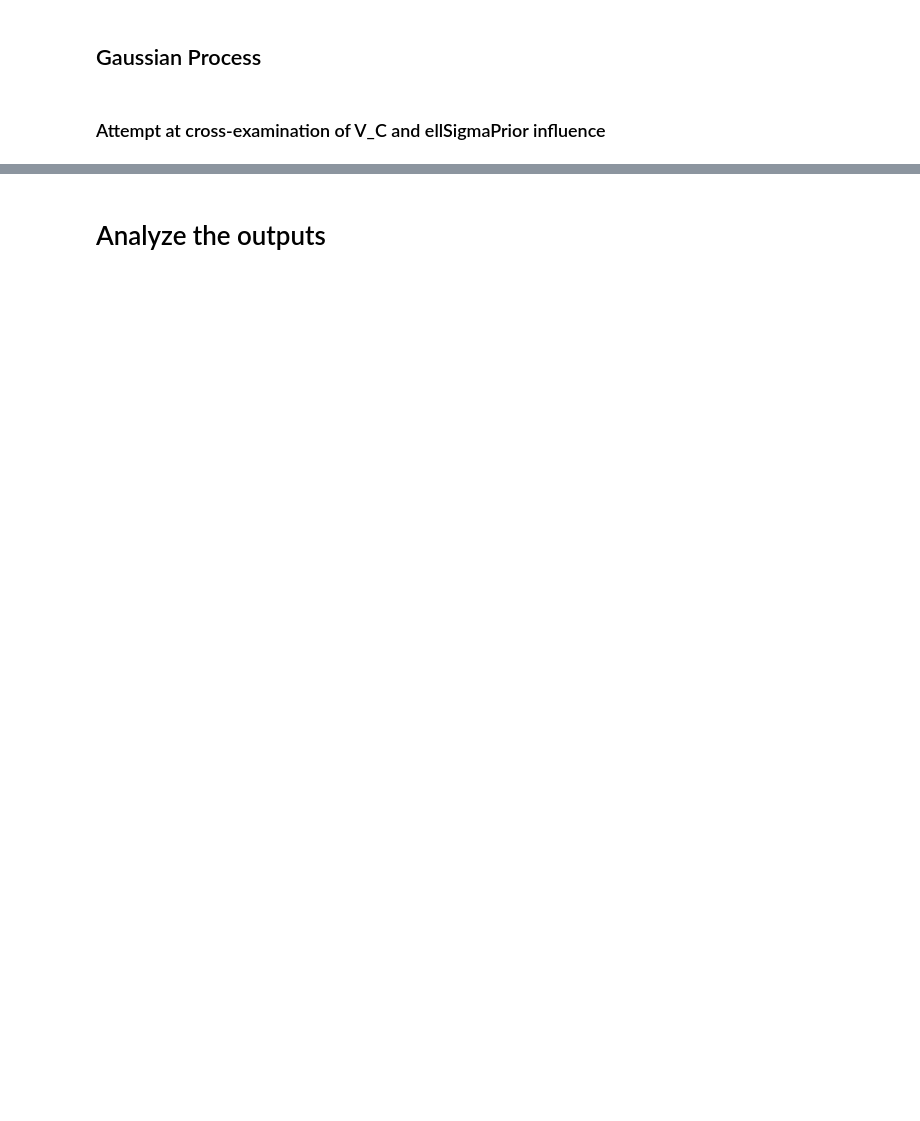
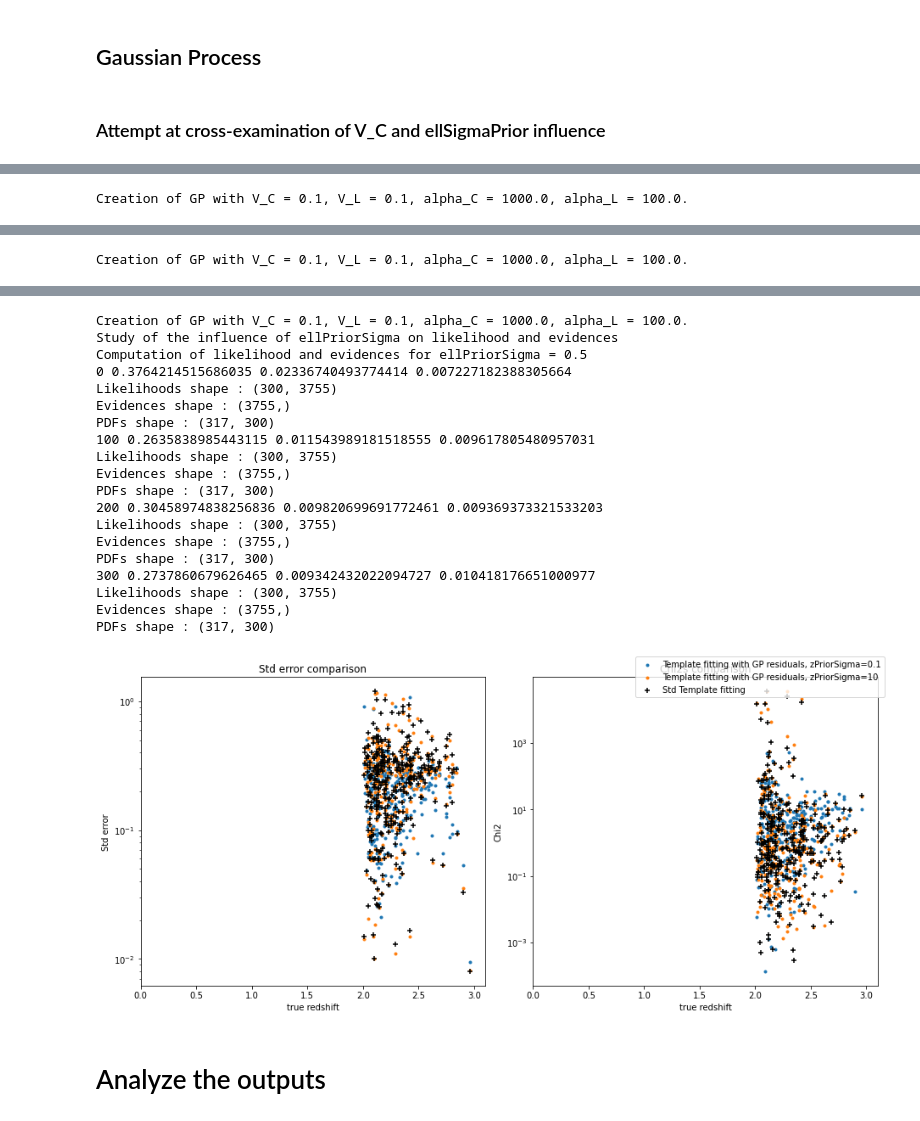
Before and after one commit to JospehCeh/Delight, a Jupyter notebook: desc-dc2/run_delight_descdc2-Sensitivity.ipynb, the cells around one changed output, grey strips where cells are left out. Cells and saved outputs as stored; diff of their text form; code cells hidden in the pictures; blank space fills up the shorter version.

```diff
--- a/desc-dc2/run_delight_descdc2-Sensitivity.ipynb
+++ b/desc-dc2/run_delight_descdc2-Sensitivity.ipynb
@@ -190,0 +152,42 @@ Creation of GP with V_C = 10000.0, V_L = 0.1, alpha_C = 1000.0, alpha_L = 100.0.
+# %%
+fig, axs = plt.subplots(1, 2, figsize=(13, 6))
+metricscww = np.loadtxt(params['metricsFileTemp'])
+pdfs_cww = np.loadtxt(params['redshiftpdfFileTemp'])
+pdfatZ_cww = metricscww[:, 5] / pdfs_cww.max(axis=1)
+pdfs_cww /= np.trapz(pdfs_cww, x=redshiftGrid, axis=1)[:, None]
+chi2scww = ((metricscww[:, i_zt] - metricscww[:, i_ze])/metricscww[:, i_std_ze])**2
+
+from delightLearn_paramSpec import delightLearn_paramSpec
+from delightApply_paramSpecPlot import delightApply_paramSpecPlot
+for paramVal in [0.1, 10]:
+    delightLearn_paramSpec(configfullfilename, plot=False)
+    delightApply_paramSpecPlot(configfullfilename, sensitivity=True, ellPriorSigma_list=[0.5], zPriorSigma=paramVal, plot=False)
+    # Load the PDF files
+    metrics = np.loadtxt(params['metricsFile'])
+    pdfs = np.loadtxt(params['redshiftpdfFile'])
+    pdfatZ = metrics[:, 5] / pdfs.max(axis=1)
+    nobj = pdfatZ.size
+    #pdfs /= pdfs.max(axis=1)[:, None]
+    #pdfs_cww /= pdfs_cww.max(axis=1)[:, None]
+    pdfs /= np.trapz(pdfs, x=redshiftGrid, axis=1)[:, None]
+    chi2s = ((metrics[:, i_zt] - metrics[:, i_ze])/metrics[:, i_std_ze])**2
+
+    gplot=axs[0].scatter(metrics[:, i_zt], metrics[:, i_std_ze], marker='.', label='Template fitting with GP residuals, zPriorSigma={}'.format(paramVal))
+    #axs[0].plot([0, zmax], [0, zmax], 'k')
+    axs[1].scatter(metrics[:, i_zt], chi2s, marker='.', color=gplot.get_facecolor()[-1])
+
+axs[0].scatter(metricscww[:, i_zt], metricscww[:, i_std_ze],marker='+', label='Std Template fitting', color='k')
+axs[1].scatter(metricscww[:, i_zt], chi2scww, marker='+', color='k')
+axs[0].set_xlim([0, zmax])
+axs[0].set_xlabel('true redshift')
+axs[0].set_ylabel('Std error')
+axs[0].set_yscale('log')
+axs[0].set_title('Std error comparison')
+axs[1].set_xlim([0, zmax])
+axs[1].set_xlabel('true redshift')
+axs[1].set_ylabel('Chi2')
+axs[1].set_yscale('log')
+axs[1].set_title('Chi2s comparison')
+fig.legend()
+fig.tight_layout()
+# %% [output]
@@ -190,0 +197 @@ Creation of GP with V_C = 10000.0, V_L = 0.1, alpha_C = 1000.0, alpha_L = 100.0.
+Creation of GP with V_C = 0.1, V_L = 0.1, alpha_C = 1000.0, alpha_L = 100.0.
@@ -190,0 +224 @@ Creation of GP with V_C = 10000.0, V_L = 0.1, alpha_C = 1000.0, alpha_L = 100.0.
+Creation of GP with V_C = 0.1, V_L = 0.1, alpha_C = 1000.0, alpha_L = 100.0.
@@ -191,2 +229,22 @@ Creation of GP with V_C = 10000.0, V_L = 0.1, alpha_C = 1000.0, alpha_L = 100.0.
+Creation of GP with V_C = 0.1, V_L = 0.1, alpha_C = 1000.0, alpha_L = 100.0.
+Study of the influence of ellPriorSigma on likelihood and evidences
+Computation of likelihood and evidences for ellPriorSigma = 0.5
+0 0.3764214515686035 0.02336740493774414 0.007227182388305664
+Likelihoods shape : (300, 3755)
+Evidences shape : (3755,)
+PDFs shape : (317, 300)
+100 0.2635838985443115 0.011543989181518555 0.009617805480957031
+Likelihoods shape : (300, 3755)
+Evidences shape : (3755,)
+PDFs shape : (317, 300)
+200 0.30458974838256836 0.009820699691772461 0.009369373321533203
+Likelihoods shape : (300, 3755)
+Evidences shape : (3755,)
+PDFs shape : (317, 300)
+300 0.2737860679626465 0.009342432022094727 0.010418176651000977
+Likelihoods shape : (300, 3755)
+Evidences shape : (3755,)
+PDFs shape : (317, 300)
+[figure, added]
 # %% [markdown]
 # Analyze the outputs
```
Also changed, not shown: parts of 12 cells of this notebook, 17 other files.
